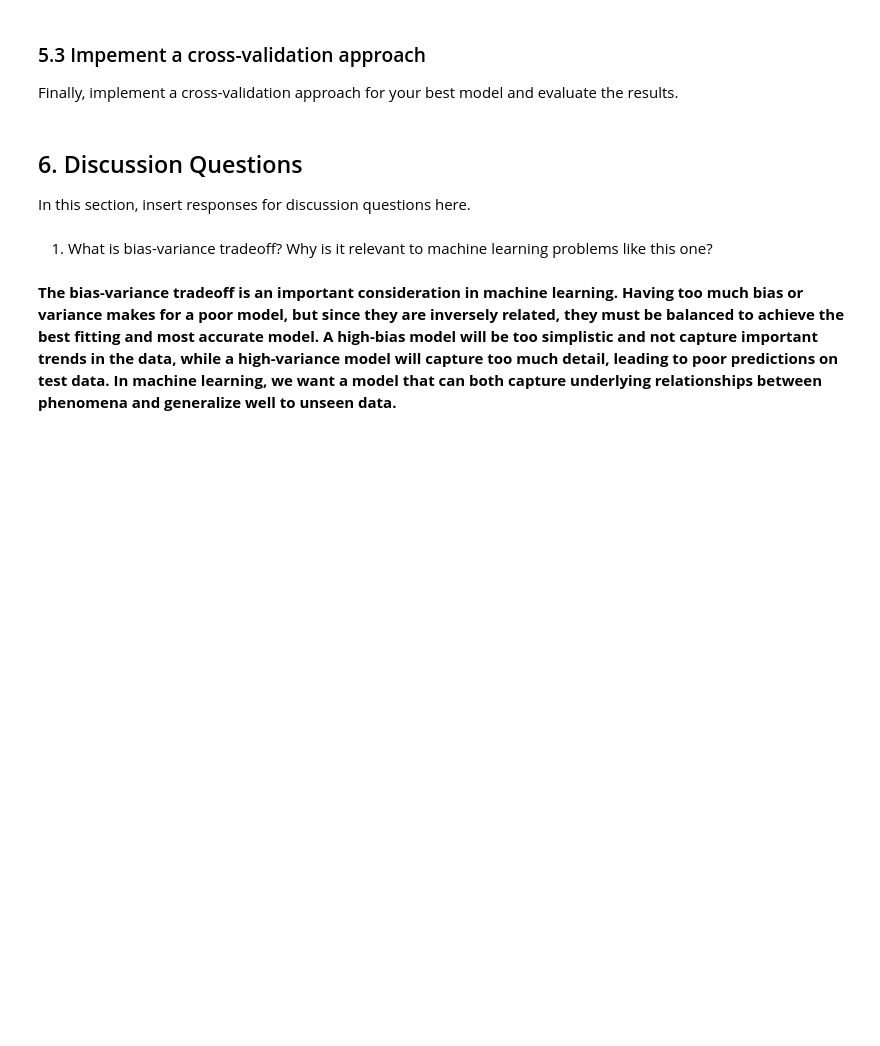
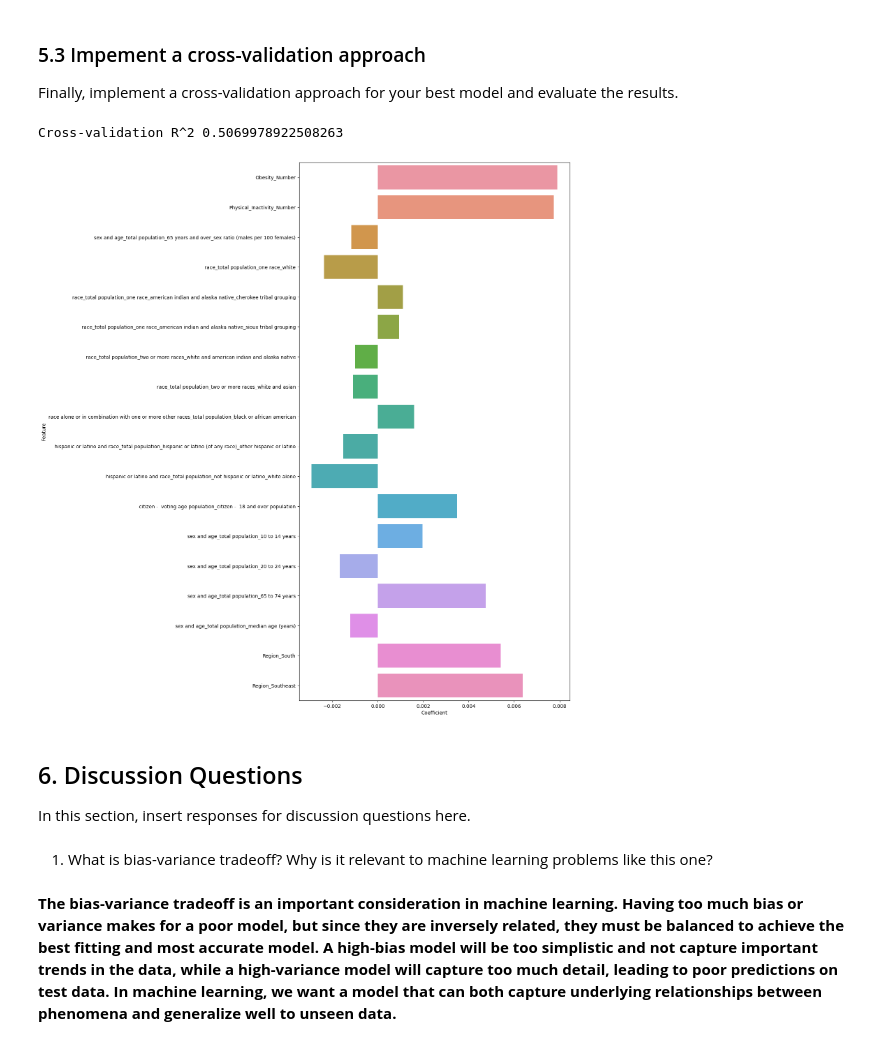
Before and after one commit to paigenpark/Computational-Social-Science-Projects, a Jupyter notebook: project-2/paige-project-2.ipynb, the cells around one changed output. Drawn from its saved outputs; the diff is of its cells as text; code cells hidden in the pictures; blank space fills up the shorter version.

```diff
--- a/project-2/paige-project-2.ipynb
+++ b/project-2/paige-project-2.ipynb
@@ -771,8 +805,38 @@ Finally, implement a cross-validation approach for your best model and evaluate
 # Run cross-validation
 #-----------
 
-# I already implemented cross-validation to tune the hyperparameters of the lasso model
-# shown in section 4.2
+# cross_val_score function gives an array of CV scores which we can average to get
+# more stable metric for final model
+from sklearn.model_selection import cross_val_score
+
+# using best estimator from grid search, compute CV scores
+best_estimator = lasso_grid_reg.best_estimator_
+cv_scores = cross_val_score(best_estimator, X_train_filtered, y_train, cv=5)
+
+# average CV score
+cv_mean = np.mean(cv_scores)
+print('Cross-validation R^2', cv_mean)
+# %% [output]
+Cross-validation R^2 0.5069978922508263
+# %%
+#
+# Create figure with coefficients of new model
+#-----------
+
+# Create DataFrame of coefficients for the retrained model
+new_lasso_coef_data = pd.DataFrame([best_estimator.coef_, important_features]).T
+new_lasso_coef_data.columns = ['Coefficient', 'Feature']
+
+# Set up the figure
+figure = plt.figure(figsize=(10, 20))
+
+# Create the barplot
+sns.barplot(x="Coefficient", y="Feature", data=new_lasso_coef_data)
+
+# Show the plot
+plt.show()
+# %% [output]
+[figure, added]
 # %% [markdown]
 ## 6. Discussion Questions
 
```
Also changed, not shown: parts of 2 cells of this notebook.
